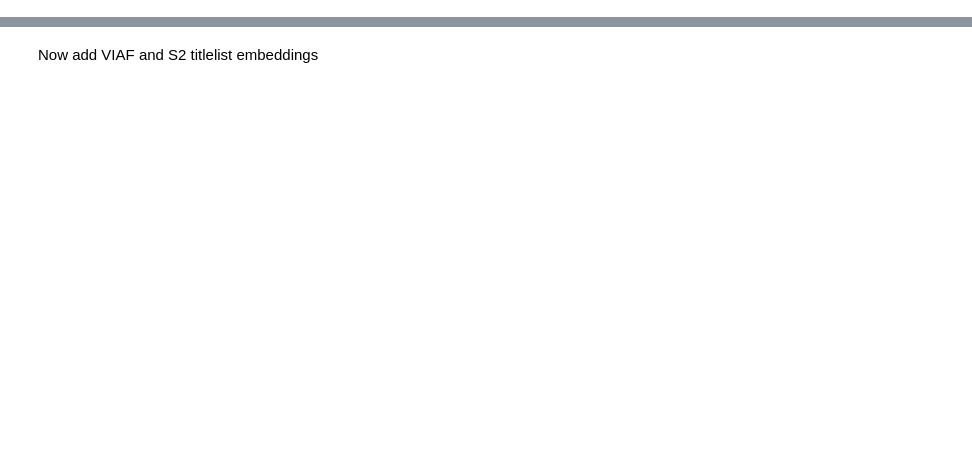
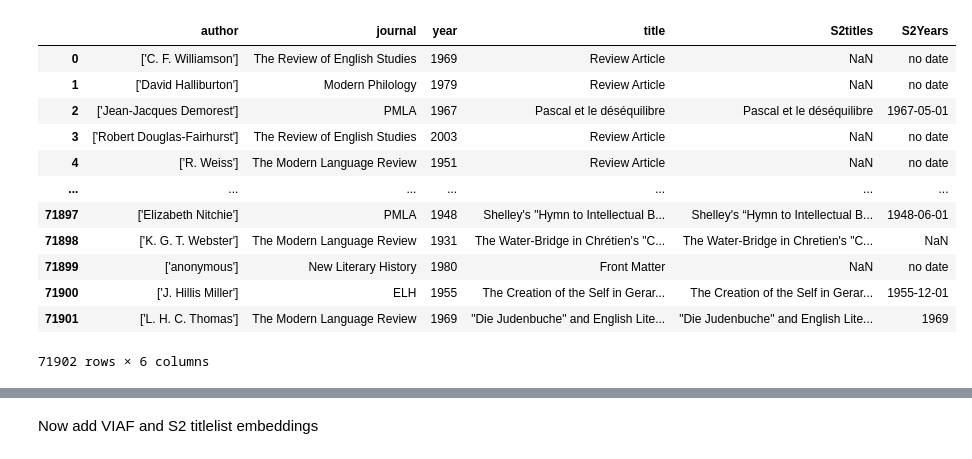
Before and after one commit to Historical-AI-Lab/novelty, a Jupyter notebook: becca/viaf_classifier_alldata.ipynb, the cells around one changed output, grey strips where cells are left out. Saved outputs shown, nothing was run; the diff lists cells and outputs as text; code cells hidden in the pictures; blank space fills up the shorter version.

```diff
--- a/becca/viaf_classifier_alldata.ipynb
+++ b/becca/viaf_classifier_alldata.ipynb
@@ -19,0 +74,33 @@ df['normalized_author'] = df['author'].apply(normalize_text)
+# %%
+from ast import literal_eval
+
+rows = []
+for index, row in df.iterrows():
+    author = row['author']
+    author = normalize_text(author)
+    # author = literal_eval(author)
+    if ',' in author:
+        author_list = author.split(',')
+        # author_list = literal_eval(author_list)
+        for author in author_list:
+            new_row = {
+             'author': author,
+            'journal': row['journal'],
+            'year': row['year'],
+            'title': row['title'],
+            'S2titles': row['S2titles'],
+            'S2Years': row['S2years'],
+
+        }
+        rows.append(new_row)
+    else:
+        row_orig = {
+            'author': row['author'],
+            'journal': row['journal'],
+            'year': row['year'],
+            'title': row['title'],
+            'S2titles': row['S2titles'],
+            'S2Years': row['S2years'],
+
+        }
+        rows.append(row_orig)
@@ -19,0 +131,18 @@ df['normalized_author'] = df['author'].apply(normalize_text)
+# %%
+expanded_df = pd.DataFrame(rows)
+# %%
+expanded_df
+# %% [output]
+|  | author | journal | year | title | S2titles | S2Years |
+| 0 | ['C. F. Williamson'] | The Review of English Studies | 1969 | Review Article | NaN | no date |
+| 1 | ['David Halliburton'] | Modern Philology | 1979 | Review Article | NaN | no date |
+| 2 | ['Jean-Jacques Demorest'] | PMLA | 1967 | Pascal et le déséquilibre | Pascal et le déséquilibre | 1967-05-01 |
+| 3 | ['Robert Douglas-Fairhurst'] | The Review of English Studies | 2003 | Review Article | NaN | no date |
+| 4 | ['R. Weiss'] | The Modern Language Review | 1951 | Review Article | NaN | no date |
+| ... | ... | ... | ... | ... | ... | ... |
+| 71897 | ['Elizabeth Nitchie'] | PMLA | 1948 | Shelley's "Hymn to Intellectual B... | Shelley's “Hymn to Intellectual B... | 1948-06-01 |
+| 71898 | ['K. G. T. Webster'] | The Modern Language Review | 1931 | The Water-Bridge in Chrétien's "C... | The Water-Bridge in Chretien's "C... | NaN |
+| 71899 | ['anonymous'] | New Literary History | 1980 | Front Matter | NaN | no date |
+| 71900 | ['J. Hillis Miller'] | ELH | 1955 | The Creation of the Self in Gerar... | The Creation of the Self in Gerar... | 1955-12-01 |
+| 71901 | ['L. H. C. Thomas'] | The Modern Language Review | 1969 | "Die Judenbuche" and English Lite... | "Die Judenbuche" and English Lite... | 1969 |
+71902 rows × 6 columns
```
Also changed, not shown: parts of 33 cells of this notebook, 2 other files.
